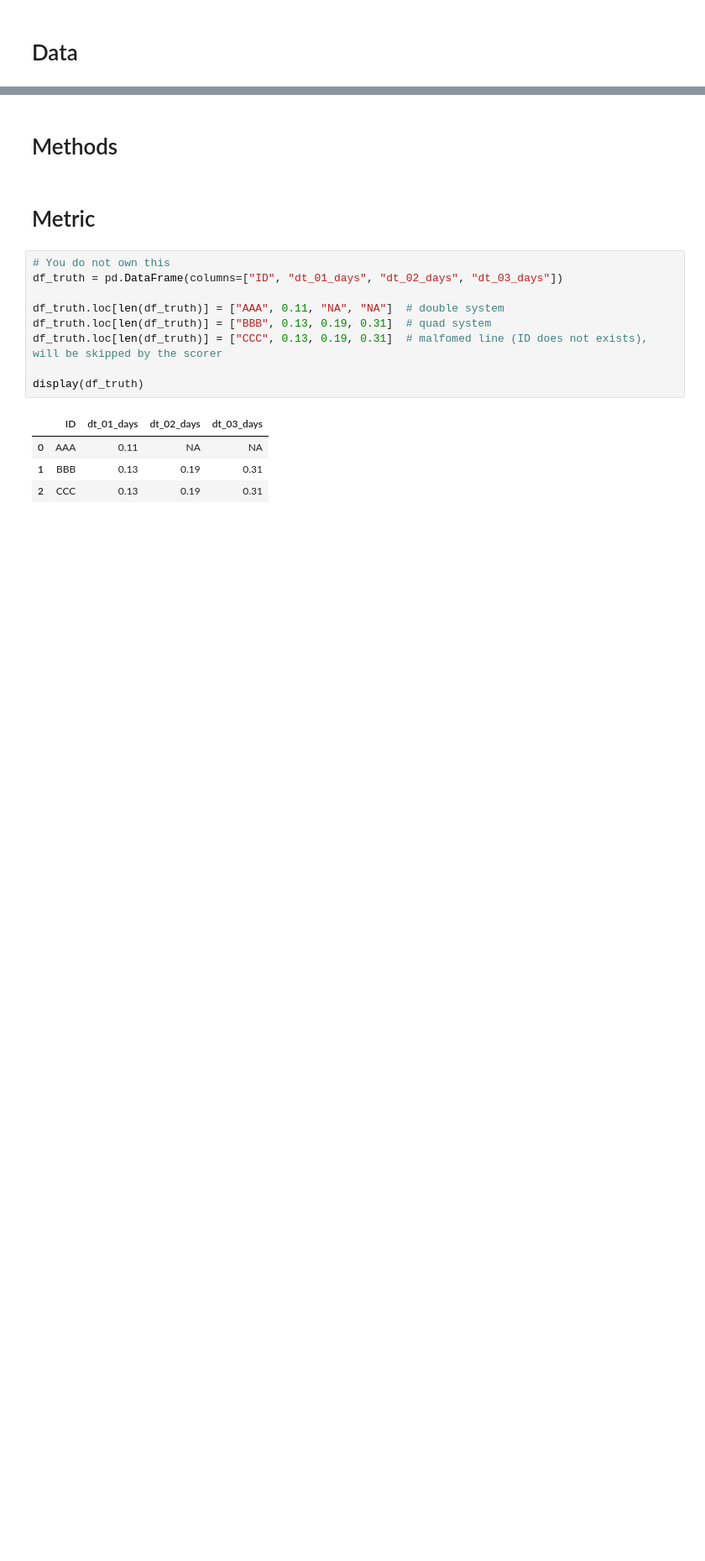
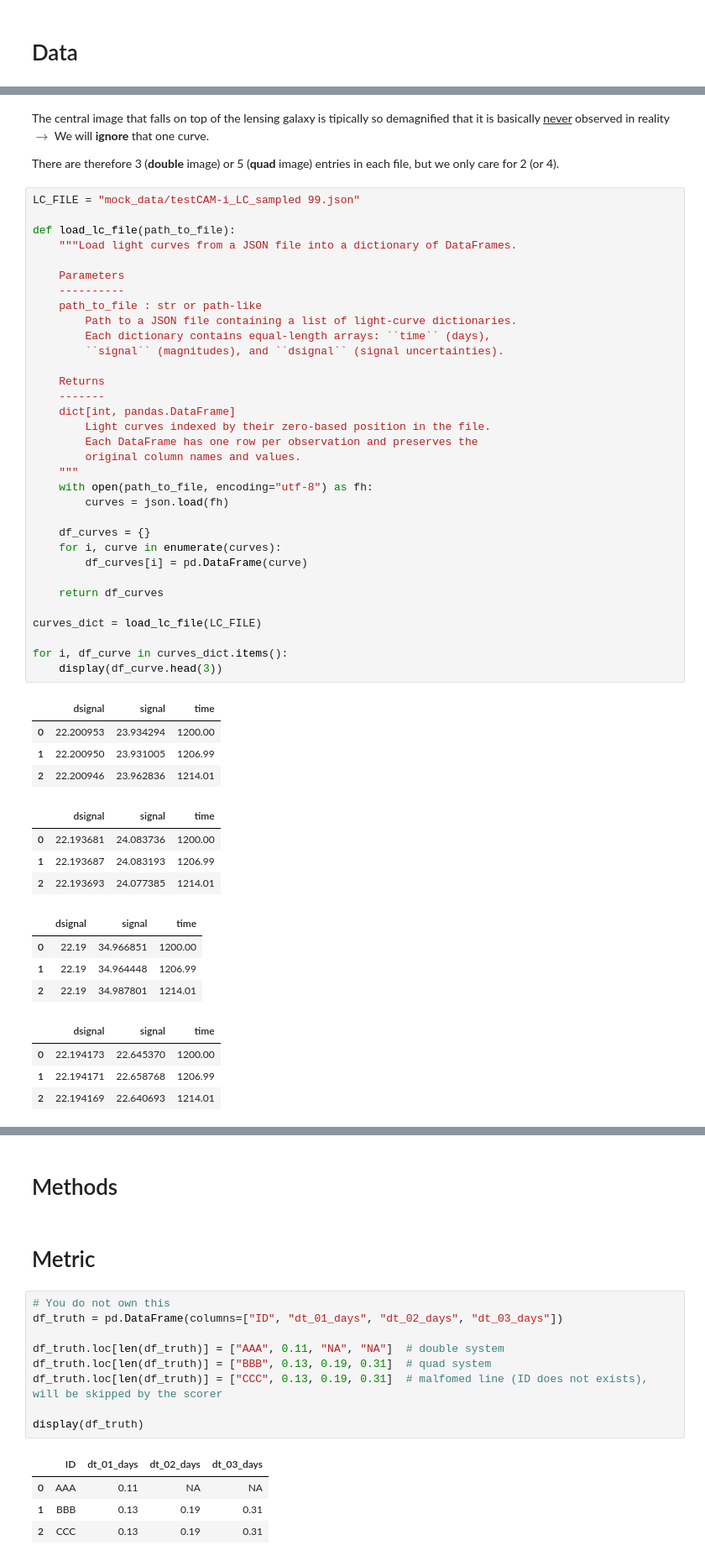
Before and after one commit to AstroStat-Academy/hackathon-1, a Jupyter notebook: challenge/challenge.ipynb, the cells around one changed output, grey strips where cells are left out. Shown at 84% size. Cells and saved outputs as stored; diff of their text form; blank space fills up the shorter version.

```diff
--- a/challenge/challenge.ipynb
+++ b/challenge/challenge.ipynb
@@ -56,0 +78,55 @@ mock_data/testCAM-i_LC_sampled 98.json, image 0, first rows:
+# %% [markdown]
+The central image that falls on top of the lensing galaxy is tipically so demagnified that it is basically
+<u>never</u> observed in reality $\rightarrow$ We will **ignore** that one curve.
+
+There are therefore 3 (**double** image) or 5 (**quad** image) entries in each file, but we only care for 2 (or 4).
+# %%
+LC_FILE = "mock_data/testCAM-i_LC_sampled 99.json"
+
+def load_lc_file(path_to_file):
+    """Load light curves from a JSON file into a dictionary of DataFrames.
+
+    Parameters
+    ----------
+    path_to_file : str or path-like
+        Path to a JSON file containing a list of light-curve dictionaries.
+        Each dictionary contains equal-length arrays: ``time`` (days),
+        ``signal`` (magnitudes), and ``dsignal`` (signal uncertainties).
+
+    Returns
+    -------
+    dict[int, pandas.DataFrame]
+        Light curves indexed by their zero-based position in the file.
+        Each DataFrame has one row per observation and preserves the
+        original column names and values.
+    """
+    with open(path_to_file, encoding="utf-8") as fh:
+        curves = json.load(fh)
+
+    df_curves = {}
+    for i, curve in enumerate(curves):
+        df_curves[i] = pd.DataFrame(curve)
+
+    return df_curves
+
+curves_dict = load_lc_file(LC_FILE)
+
+for i, df_curve in curves_dict.items():
+    display(df_curve.head(3))
+# %% [output]
+|  | dsignal | signal | time |
+| 0 | 22.200953 | 23.934294 | 1200.00 |
+| 1 | 22.200950 | 23.931005 | 1206.99 |
+| 2 | 22.200946 | 23.962836 | 1214.01 |
+|  | dsignal | signal | time |
+| 0 | 22.193681 | 24.083736 | 1200.00 |
+| 1 | 22.193687 | 24.083193 | 1206.99 |
+| 2 | 22.193693 | 24.077385 | 1214.01 |
+|  | dsignal | signal | time |
+| 0 | 22.19 | 34.966851 | 1200.00 |
+| 1 | 22.19 | 34.964448 | 1206.99 |
+| 2 | 22.19 | 34.987801 | 1214.01 |
+|  | dsignal | signal | time |
+| 0 | 22.194173 | 22.645370 | 1200.00 |
+| 1 | 22.194171 | 22.658768 | 1206.99 |
+| 2 | 22.194169 | 22.640693 | 1214.01 |
```
Also changed, not shown: parts of 17 cells of this notebook, 1 other file.
